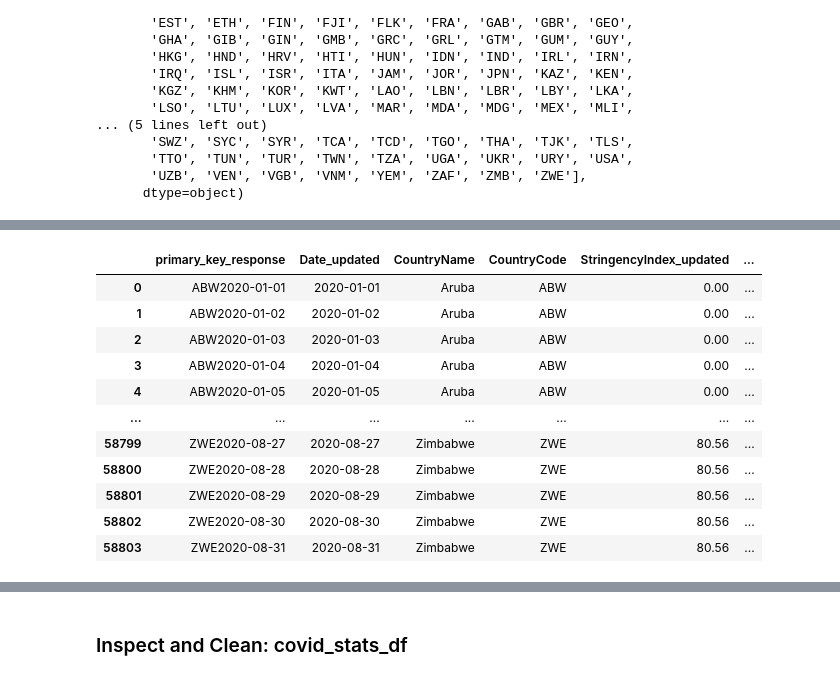
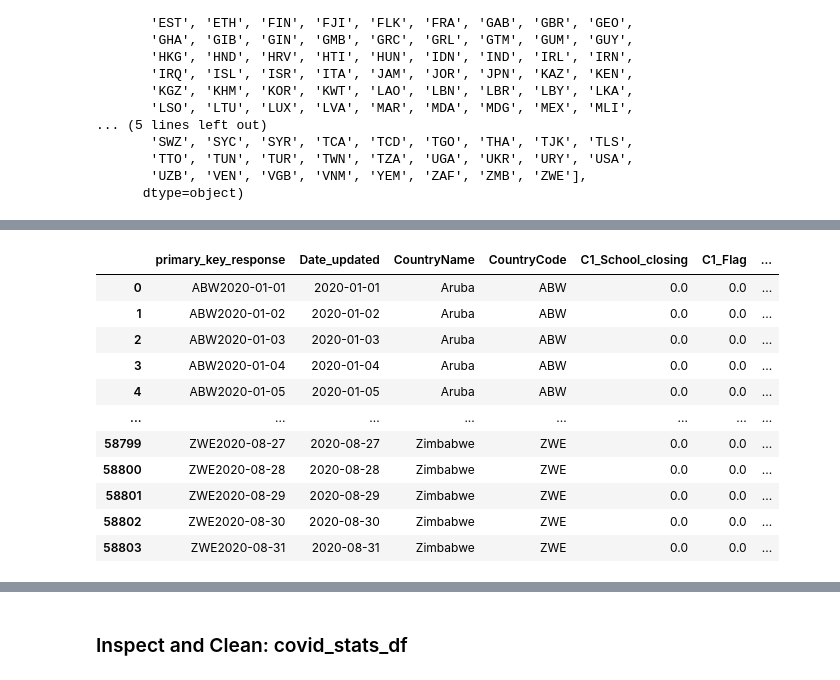
Before and after one commit to pmmfs/capstone-project, a Jupyter notebook: analysis_gov_regulation_impact/initial_cleaning.ipynb, the cells around one changed output, grey strips where cells are left out. Cells and saved outputs as stored; diff of their text form; code cells hidden in the pictures.

```diff
--- a/analysis_gov_regulation_impact/initial_cleaning.ipynb
+++ b/analysis_gov_regulation_impact/initial_cleaning.ipynb
@@ -355,50 +387,86 @@ government_regulation_df.rename(columns={"StringencyIndex":"StringencyIndex_upda
+# %%
+government_regulation_df.rename(columns={"C1_School closing":"C1_School_closing",
+                                        "C2_Workplace closing":"C2_Workplace_closing",
+                                        "C3_Cancel public events":"C3_Cancel_public_events",
+                                        "C4_Restrictions on gatherings":"C4_Restrictions_on_gatherings",
+                                        "C5_Close public transport":"C5_Close_public_transport",
+                                        "C6_Stay at home requirements":"C6_Stay_at_home_requirements",
+                                        "C7_Restrictions on internal movement":"C7_Restrictions_on_internal_movement",
+                                        "C8_International travel controls":"C8_International_travel_controls",
+                                        "E1_Income support":"E1_Income_support",
+                                        "H1_Public information campaigns":"H1_Public_information_campaigns",
+                                        "StringencyIndex":"StringencyIndex_updated",
+                                        "StringencyLegacyIndex":"StringencyLegacyIndex_updated",
+                                        "GovernmentResponseIndex":"GovernmentResponseIndex_updated",
+                                        "ContainmentHealthIndex":"ContainmentHealthIndex_updated",
+                                        "EconomicSupportIndex":"EconomicSupportIndex_updated"
+                                        },inplace=True)
 # %%
 # Create new column - primary_key
 government_regulation_df["primary_key_response"] = government_regulation_df["CountryCode"] + government_regulation_df["Date_updated"].astype(str)
 # %%
 # Create new column - percentage change
 government_regulation_df["percentage_change_stringency"] = government_regulation_df["StringencyIndex_updated"].pct_change()*100
 government_regulation_df['percentage_change_stringency'].fillna(0, inplace=True)
 
 government_regulation_df["percentage_change_GovernmentResponse"] = government_regulation_df["GovernmentResponseIndex_updated"].pct_change()*100
 government_regulation_df['percentage_change_GovernmentResponse'].fillna(0, inplace=True)
 
 government_regulation_df["percentage_change_ContainmentHealth"] = government_regulation_df["ContainmentHealthIndex_updated"].pct_change()*100
 government_regulation_df['percentage_change_ContainmentHealth'].fillna(0, inplace=True)
 
 government_regulation_df["percentage_change_EconomicSupport"] = government_regulation_df["EconomicSupportIndex_updated"].pct_change()*100
 government_regulation_df['percentage_change_EconomicSupport'].fillna(0, inplace=True)
 
 government_regulation_df = government_regulation_df[['primary_key_response',
-                                                           'Date_updated',
-                                                           'CountryName',
-                                                           'CountryCode',
-                                                           'StringencyIndex_updated',
-                                                           'percentage_change_stringency',
-                                                           'StringencyLegacyIndex_updated',
-                                                           'GovernmentResponseIndex_updated',
-                                                           'percentage_change_GovernmentResponse',
-                                                           'ContainmentHealthIndex_updated',
-                                                           'percentage_change_ContainmentHealth',
-                                                           'EconomicSupportIndex_updated',
-                                                           'percentage_change_EconomicSupport'
-                                                          ]]
+                                                     'Date_updated',
+                                                     'CountryName',
+                                                     'CountryCode',
+                                                     'C1_School_closing',
+                                                     'C1_Flag',
+                                                     'C2_Workplace_closing',
+                                                     'C2_Flag',
+                                                     'C3_Cancel_public_events',
+                                                     'C3_Flag',
+                                                     'C4_Restrictions_on_gatherings',
+                                                     'C4_Flag',
+                                                     'C5_Close_public_transport',
+                                                     'C5_Flag',
+                                                     'C6_Stay_at_home_requirements',
+                                                     'C6_Flag',
+                                                     'C7_Restrictions_on_internal_movement',
+                                                     'C7_Flag',
+                                                     'C8_International_travel_controls',
+                                                     'E1_Income_support',
+                                                     'E1_Flag',
+                                                     'H1_Public_information_campaigns',
+                                                     'H1_Flag',
+                                                     'StringencyIndex_updated',
+                                                     'percentage_change_stringency',
+                                                     'StringencyLegacyIndex_updated',
+                                                     'GovernmentResponseIndex_updated',
+                                                     'percentage_change_GovernmentResponse',
+                                                     'ContainmentHealthIndex_updated',
+                                                     'percentage_change_ContainmentHealth',
+                                                     'EconomicSupportIndex_updated',
+                                                     'percentage_change_EconomicSupport'
+                                                    ]]
 
 
 # Replace inf with 0
 government_regulation_df.replace(np.inf, 0, inplace=True)
 
 government_regulation_df
 # %% [output]
-|  | primary_key_response | Date_updated | CountryName | CountryCode | StringencyIndex_updated | ... |
-| 0 | ABW2020-01-01 | 2020-01-01 | Aruba | ABW | 0.00 | ... |
-| 1 | ABW2020-01-02 | 2020-01-02 | Aruba | ABW | 0.00 | ... |
-| 2 | ABW2020-01-03 | 2020-01-03 | Aruba | ABW | 0.00 | ... |
-| 3 | ABW2020-01-04 | 2020-01-04 | Aruba | ABW | 0.00 | ... |
-| 4 | ABW2020-01-05 | 2020-01-05 | Aruba | ABW | 0.00 | ... |
-| ... | ... | ... | ... | ... | ... | ... |
-| 58799 | ZWE2020-08-27 | 2020-08-27 | Zimbabwe | ZWE | 80.56 | ... |
-| 58800 | ZWE2020-08-28 | 2020-08-28 | Zimbabwe | ZWE | 80.56 | ... |
-| 58801 | ZWE2020-08-29 | 2020-08-29 | Zimbabwe | ZWE | 80.56 | ... |
-| 58802 | ZWE2020-08-30 | 2020-08-30 | Zimbabwe | ZWE | 80.56 | ... |
-| 58803 | ZWE2020-08-31 | 2020-08-31 | Zimbabwe | ZWE | 80.56 | ... |
+|  | primary_key_response | Date_updated | CountryName | CountryCode | C1_School_closing | C1_Flag | ... |
+| 0 | ABW2020-01-01 | 2020-01-01 | Aruba | ABW | 0.0 | 0.0 | ... |
+| 1 | ABW2020-01-02 | 2020-01-02 | Aruba | ABW | 0.0 | 0.0 | ... |
+| 2 | ABW2020-01-03 | 2020-01-03 | Aruba | ABW | 0.0 | 0.0 | ... |
+| 3 | ABW2020-01-04 | 2020-01-04 | Aruba | ABW | 0.0 | 0.0 | ... |
+| 4 | ABW2020-01-05 | 2020-01-05 | Aruba | ABW | 0.0 | 0.0 | ... |
+| ... | ... | ... | ... | ... | ... | ... | ... |
+| 58799 | ZWE2020-08-27 | 2020-08-27 | Zimbabwe | ZWE | 0.0 | 0.0 | ... |
+| 58800 | ZWE2020-08-28 | 2020-08-28 | Zimbabwe | ZWE | 0.0 | 0.0 | ... |
+| 58801 | ZWE2020-08-29 | 2020-08-29 | Zimbabwe | ZWE | 0.0 | 0.0 | ... |
+| 58802 | ZWE2020-08-30 | 2020-08-30 | Zimbabwe | ZWE | 0.0 | 0.0 | ... |
+| 58803 | ZWE2020-08-31 | 2020-08-31 | Zimbabwe | ZWE | 0.0 | 0.0 | ... |
```
Also changed, not shown: parts of 10 cells of this notebook, 8 other files.
